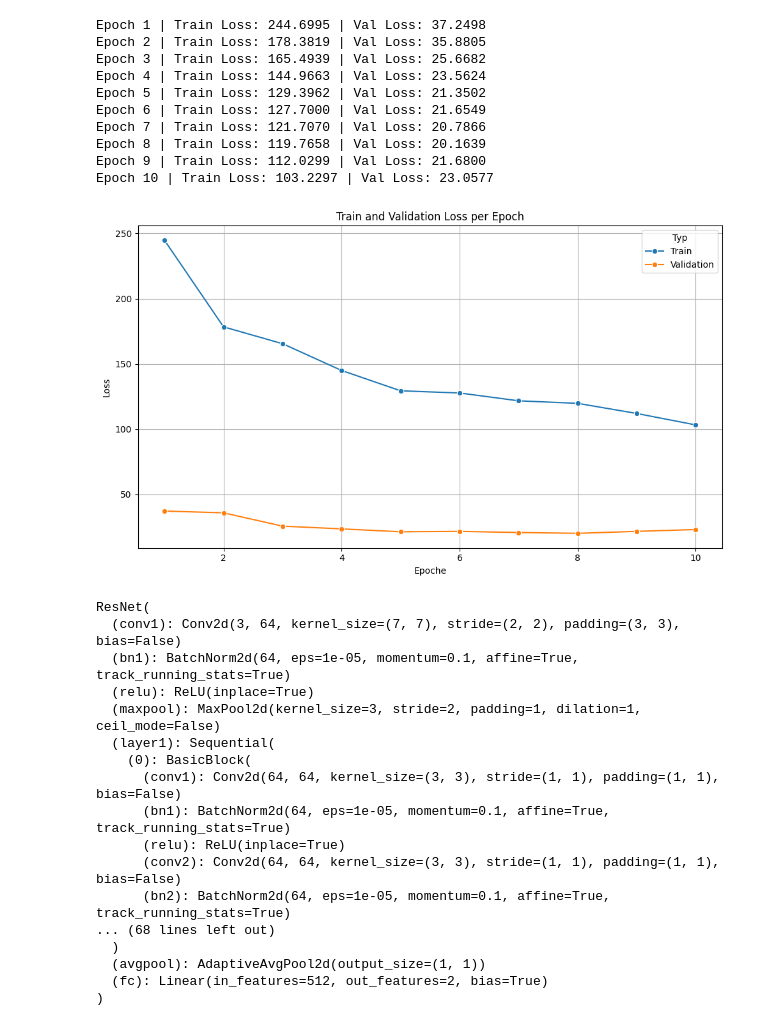
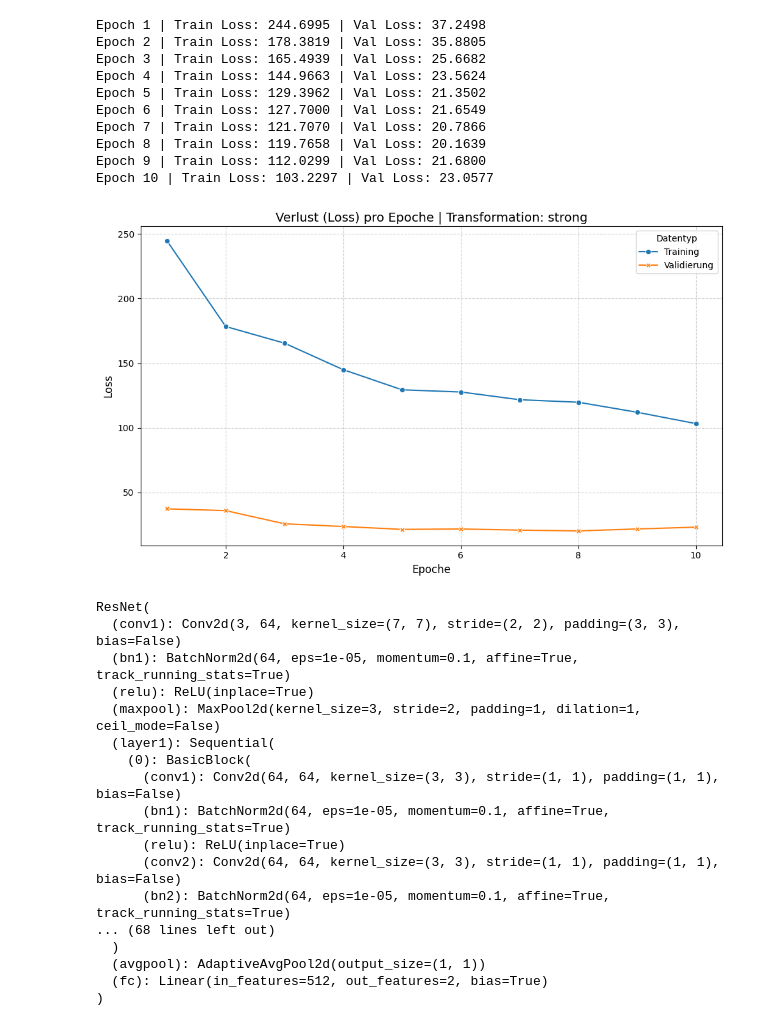
Before and after one commit to janikWa/Pitting_Detection, a Jupyter notebook: notebooks/notebook.ipynb, the cells around one changed output. Cells and saved outputs as stored; diff of their text form; code cells hidden in the pictures.

```diff
--- a/notebooks/notebook.ipynb
+++ b/notebooks/notebook.ipynb
@@ -297,21 +350,26 @@ with open(save_path, "wb") as f:
-# %%
-epochs = list(range(1, len(losses["train"]) + 1))
-df = pd.DataFrame({
-    "Epoch": epochs * 2,
-    "Loss": losses["train"] + losses["val"],
-    "Typ": ["Train"] * len(losses["train"]) + ["Validation"] * len(losses["val"])
-})
-
-# Lineplot
-plt.figure(figsize=(10, 6))
-sns.lineplot(data=df, x="Epoch", y="Loss", hue="Typ", marker="o")
-plt.title("Train and Validation Loss per Epoch")
-plt.xlabel("Epoche")
-plt.ylabel("Loss")
-plt.grid(True)
-plt.tight_layout()
-plt.show()
-# %% [output]
-[figure, removed]
+# %%
+def plot_losses(losses, transformation):
+    epochs = list(range(1, len(losses["train"]) + 1))
+
+    df = pd.DataFrame({
+        "Epoche": epochs * 2,
+        "Loss": losses["train"] + losses["val"],
+        "Typ": ["Training"] * len(epochs) + ["Validierung"] * len(epochs)
+    })
+
+    plt.figure(figsize=(10, 6))
+    sns.lineplot(data=df, x="Epoche", y="Loss", hue="Typ", style="Typ", markers=True, dashes=False)
+
+    plt.title(f"Verlust (Loss) pro Epoche | Transformation: {transformation}", fontsize=14)
+    plt.xlabel("Epoche", fontsize=12)
+    plt.ylabel("Loss", fontsize=12)
+    plt.grid(True, linestyle="--", alpha=0.6)
+    plt.legend(title="Datentyp", loc="upper right")
+    plt.tight_layout()
+    plt.show()
+# %%
+testfig = plot_losses(losses, "strong")
+# %% [output]
+[figure, added]
 # %%
 #load model
```
Also changed, not shown: parts of 38 cells of this notebook.
